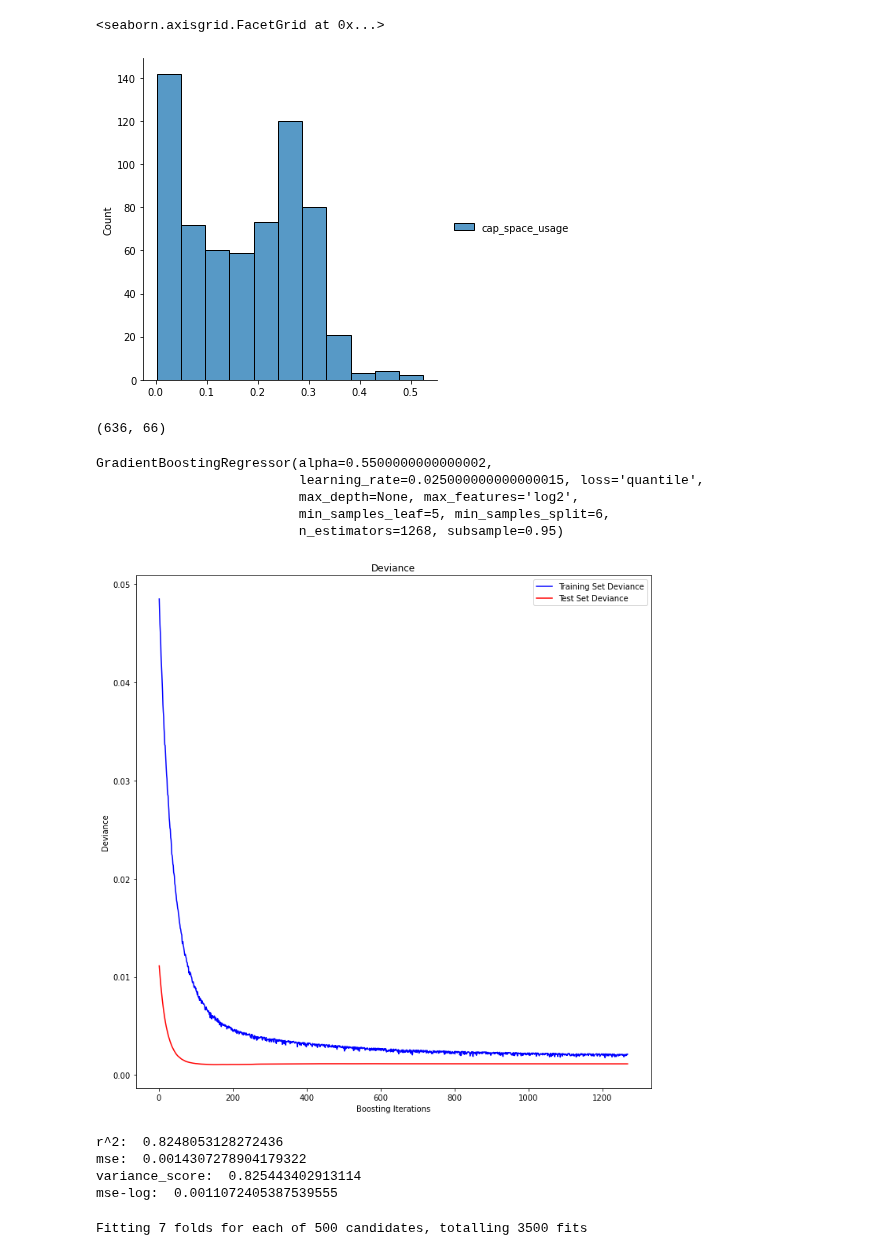
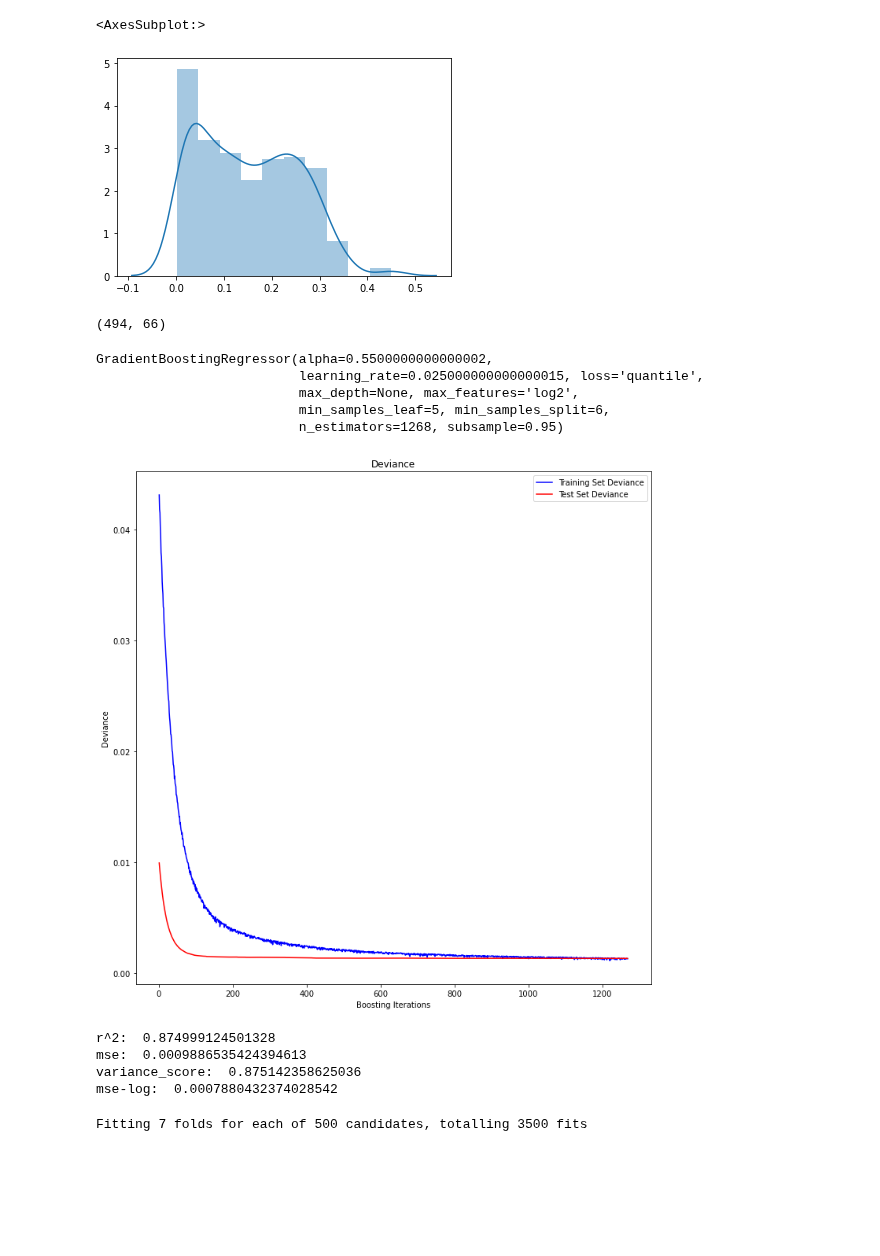
Before and after one commit to ZachLiu519/nba-model, a Jupyter notebook: spring21_models/gbdt_model.ipynb, the cells around one changed output. Cells and saved outputs as stored; diff of their text form; code cells hidden in the pictures; blank space fills up the shorter version.

```diff
--- a/spring21_models/gbdt_model.ipynb
+++ b/spring21_models/gbdt_model.ipynb
@@ -79,15 +79,15 @@ both = pd.concat([X_train, y_train], axis=1).reset_index().drop(columns=["index"
 smote_data_high = smogn.smoter(data = both,
                            y = 'cap_space_usage',
                            rel_xtrm_type = 'high',
-                           rel_thres = 0.95,
+                           rel_thres = 0.85,
                            k = 11,
                            drop_na_col = True,       ## boolean (True or False)
                            drop_na_row = True,
-                           samp_method = 'extreme')
+                           samp_method = 'balance')
 smote_data_mid = smogn.smoter(data = both,
                            y = 'cap_space_usage',
                            rel_xtrm_type = 'both',
-                           rel_thres = 0.25,
+                           rel_thres = 0.2,
                            k = 11,
                            drop_na_col = True,       ## boolean (True or False)
                            drop_na_row = True,
@@ -99,8 +99,8 @@ smote_data_low = smogn.smoter(data = both,
                            k = 11,
                            drop_na_col = True,       ## boolean (True or False)
                            drop_na_row = True,
-                           samp_method = 'balance')
+                           samp_method = 'extreme')
 smote_data = pd.concat([smote_data_high, smote_data_mid, smote_data_low], ignore_index=True).drop_duplicates()
-sm = smote_data.sample(frac=1) ## make sure to shuffle the rows otherwise the cross validation will be scuffed
+sm = smote_data.sample(frac=1)
 y = sm[['cap_space_usage']]
 X = sm.drop(columns=['cap_space_usage'])
@@ -107,12 +112,12 @@ X = sm.drop(columns=['cap_space_usage'])
 # %%
-sns.displot(y)
+sns.distplot(y)
 # %% [output]
-<seaborn.axisgrid.FacetGrid at 0x...>
+<AxesSubplot:>
-[figure, old version]
+[figure, new version]
 # %%
 X.shape
 # %% [output]
-(636, 66)
+(494, 66)
 # %%
 from sklearn.feature_selection import SelectKBest, f_regression
 select = SelectKBest(f_regression, k=40)
@@ -166,14 +171,14 @@ plt.ylabel('Deviance')
 fig.tight_layout()
 plt.show()
 # %% [output]
-[figure, old version]
+[figure, new version]
 # %%
 evaluate(model_gbr.predict(X_test), y_test)
 # %% [output]
-r^2:  0.8248053128272436
-mse:  0.0014307278904179322
-variance_score:  0.825443402913114
-mse-log:  0.0011072405387539555
+r^2:  0.874999124501328
+mse:  0.0009886535424394613
+variance_score:  0.875142358625036
+mse-log:  0.0007880432374028542
 # %%
 from sklearn.model_selection import *
 # Number of boosting iterations
```
Also changed, not shown: parts of 7 cells of this notebook, 3 other files.
